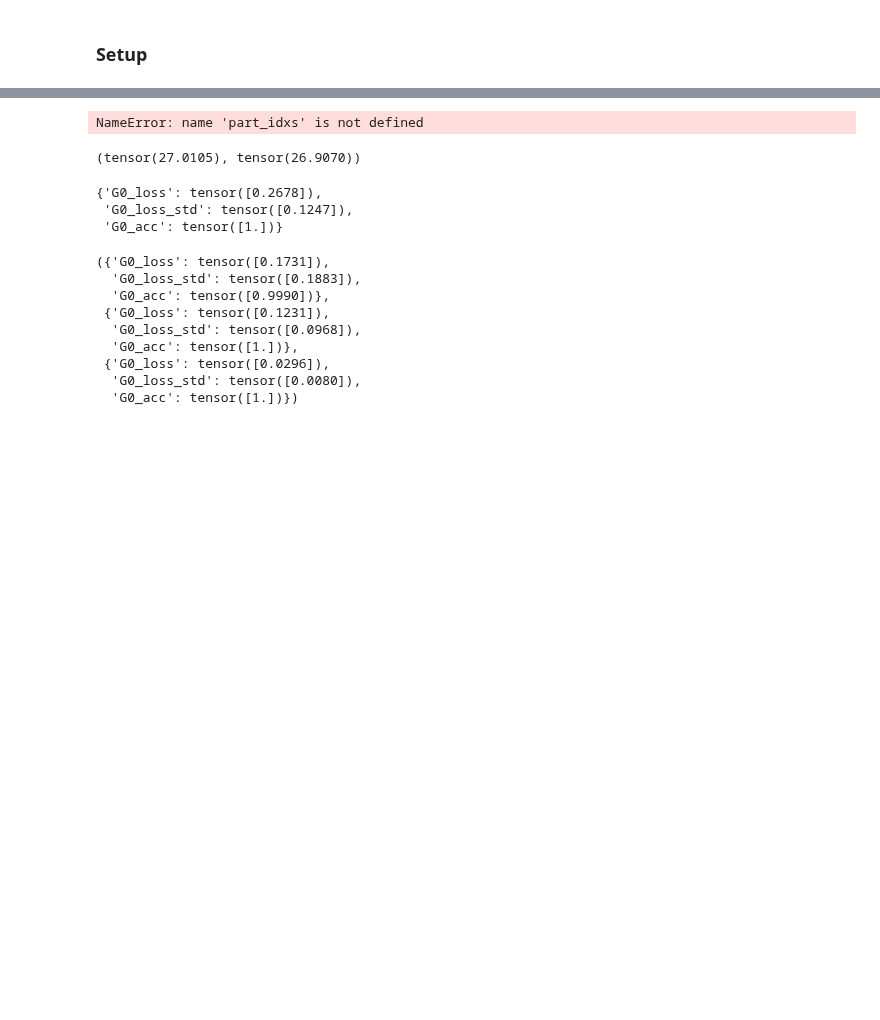
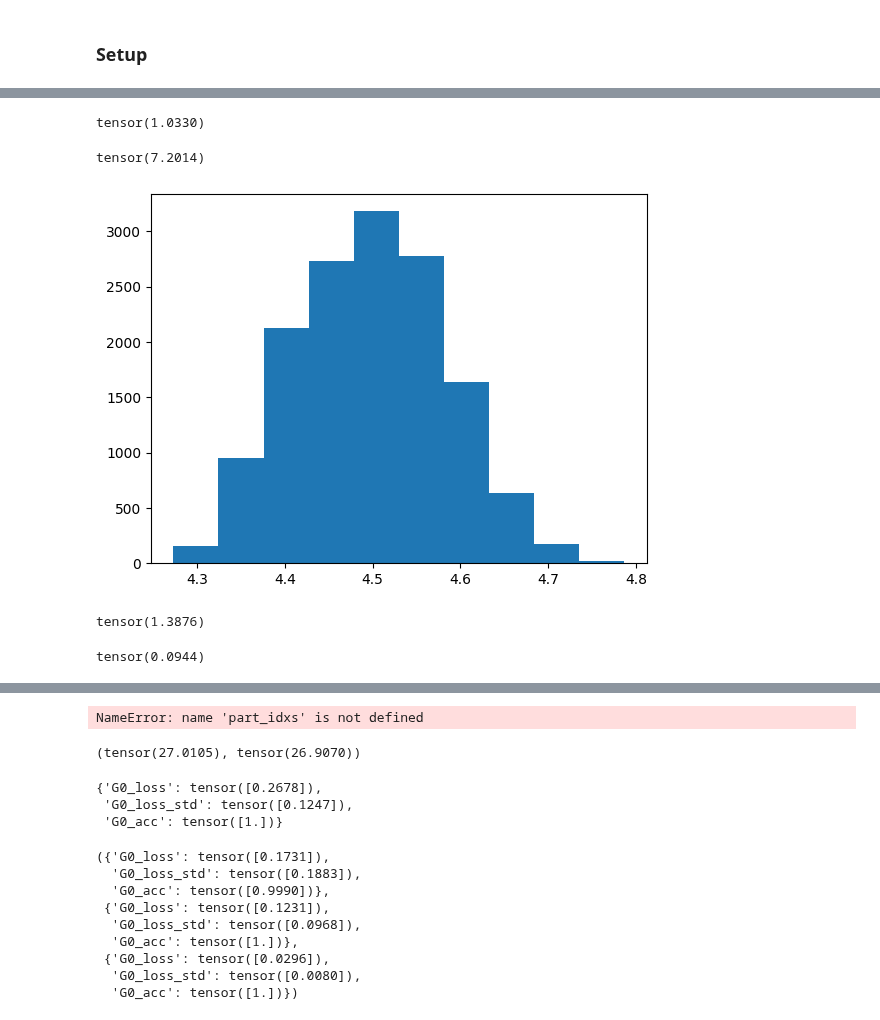
Before and after one commit to LouisYRYJ/Finite-groups, a Jupyter notebook: notebooks/irreps_bounds.ipynb, the cells around one changed output, grey strips where cells are left out. Cells and saved outputs as stored; diff of their text form; code cells hidden in the pictures; blank space fills up the shorter version.

```diff
--- a/notebooks/irreps_bounds.ipynb
+++ b/notebooks/irreps_bounds.ipynb
@@ -122,0 +150,2 @@ u diff tensor(0.0056)
+# %%
+norm2inf = lambda A: A.norm(dim=1, p=2).max()
@@ -122,0 +154,43 @@ u diff tensor(0.0056)
+# %%
+ln, rn, un = model.get_neurons(True)
+ln_ideal, rn_ideal, un_ideal = ideal.get_neurons(True)
+# %%
+embed_diff_mean = 0
+for i in range(len(group)):
+    for j in range(len(group)):
+        embed_diff_mean += (t.maximum(t.zeros_like(ln[i]), ln[i] + rn[j]) - t.maximum(t.zeros_like(ln[i]), ln_ideal[i] + rn_ideal[j])).norm()
+embed_diff_mean /= len(group)**2
+embed_diff_mean * t.linalg.matrix_norm(un_ideal, ord=2)
+# %% [output]
+tensor(1.0330)
+# %%
+embed_mean = 0
+for i in range(len(group)):
+    for j in range(len(group)):
+        embed_mean += t.maximum(t.zeros_like(ln[i]), ln[i] + rn[j]).norm()
+embed_mean /= len(group)**2
+# ((un - un_ideal) @ embed_mean).norm()
+embed_mean * t.linalg.matrix_norm(un - un_ideal, ord=2)
+# %% [output]
+tensor(7.2014)
+# %%
+diff_infs = []
+u_norm = norm2inf(un_ideal)
+u_diff_norm = norm2inf(un_ideal - un)
+for i, j in product(range(len(group)), repeat=2):
+    diff_infs.append(
+        u_norm * (t.maximum(t.zeros_like(ln[i]), ln[i] + rn[j]) - t.maximum(t.zeros_like(ln[i]), ln_ideal[i] + rn_ideal[j])).norm().item()
+        + u_diff_norm * t.maximum(t.zeros_like(ln[i]), ln[i] + rn[j]).norm().item()
+    )
+plt.hist(diff_infs)
+plt.show()
+# %% [output]
+[figure, added]
+# %%
+t.linalg.matrix_norm(un - un_ideal)
+# %% [output]
+tensor(1.3876)
+# %%
+(un - un_ideal).max()
+# %% [output]
+tensor(0.0944)
```
Also changed, not shown: parts of 23 cells of this notebook, 4 other files.
